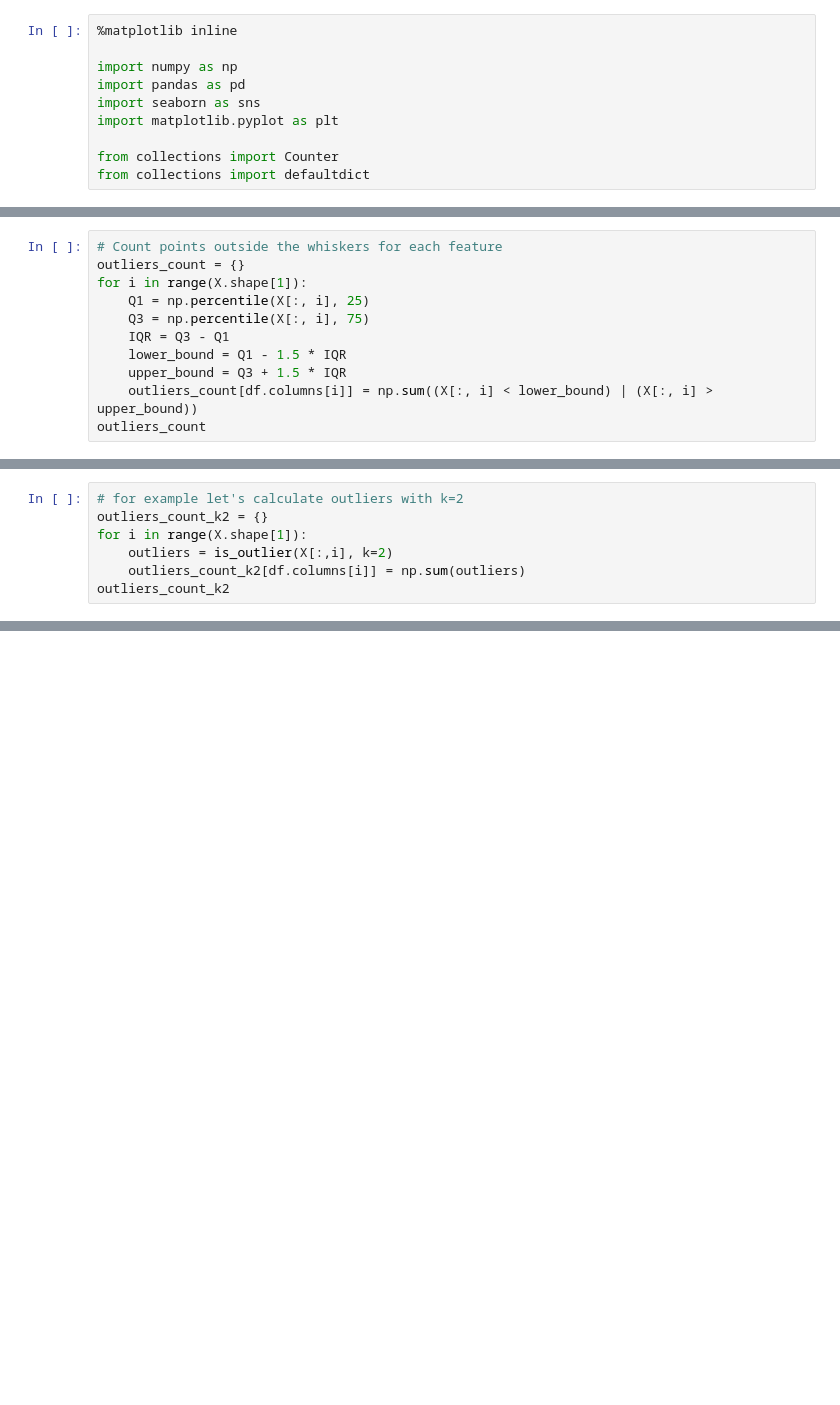
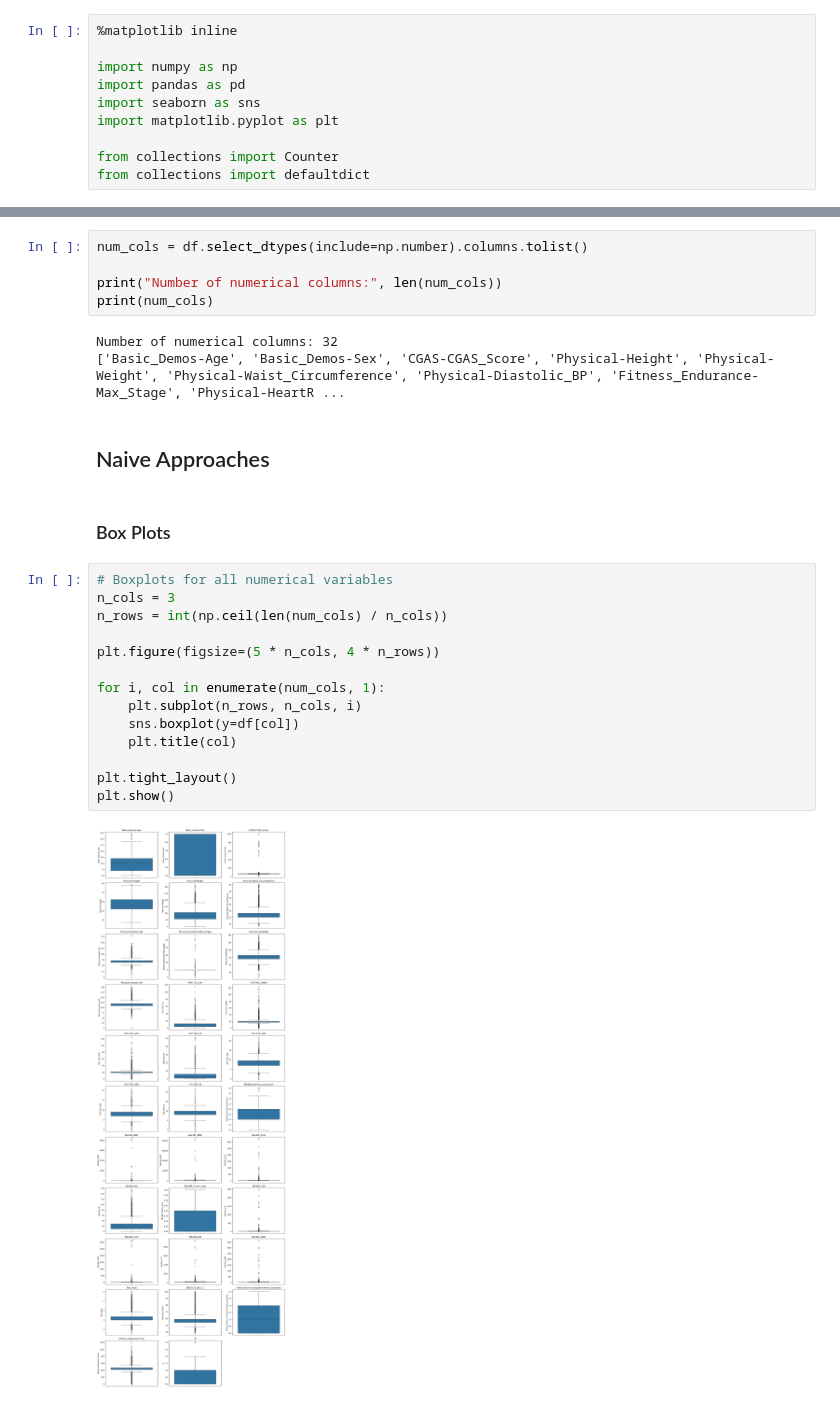
Before and after one commit to lorenzobuccolini03/Data-Mining---Advanced-Topics, a Jupyter notebook: Outliers_Detection/Naive_Approaches.ipynb, the cells around one changed output, grey strips where cells are left out. Cells and saved outputs as stored; diff of their text form; blank space fills up the shorter version.

Commit message:
naive + statistical approaches

```diff
--- a/Outliers_Detection/Naive_Approaches.ipynb
+++ b/Outliers_Detection/Naive_Approaches.ipynb
@@ -75,11 +10,0 @@ Most of the BIA variables have extremely skewed distributions
-# %%
-# Count points outside the whiskers for each feature
-outliers_count = {}
-for i in range(X.shape[1]):
-    Q1 = np.percentile(X[:, i], 25)
-    Q3 = np.percentile(X[:, i], 75)
-    IQR = Q3 - Q1
-    lower_bound = Q1 - 1.5 * IQR
-    upper_bound = Q3 + 1.5 * IQR
-    outliers_count[df.columns[i]] = np.sum((X[:, i] < lower_bound) | (X[:, i] > upper_bound))
-outliers_count
@@ -138,7 +10,0 @@ def is_outlier(x, k=1.5):
-# %%
-# for example let's calculate outliers with k=2
-outliers_count_k2 = {}
-for i in range(X.shape[1]):
-    outliers = is_outlier(X[:,i], k=2)
-    outliers_count_k2[df.columns[i]] = np.sum(outliers)
-outliers_count_k2
@@ -218,0 +24,29 @@ array([41.04073403, 44.57555928, 43.38089961, ..., 45.47102362,
+# %%
+num_cols = df.select_dtypes(include=np.number).columns.tolist()
+
+print("Number of numerical columns:", len(num_cols))
+print(num_cols)
+# %% [output]
+Number of numerical columns: 32
+['Basic_Demos-Age', 'Basic_Demos-Sex', 'CGAS-CGAS_Score', 'Physical-Height', 'Physical-Weight', 'Physical-Waist_Circumference', 'Physical-Diastolic_BP', 'Fitness_Endurance-Max_Stage', 'Physical-HeartR ...
+# %% [markdown]
+## Naive Approaches
+# %% [markdown]
+
+### Box Plots
+# %%
+# Boxplots for all numerical variables
+n_cols = 3
+n_rows = int(np.ceil(len(num_cols) / n_cols))
+
+plt.figure(figsize=(5 * n_cols, 4 * n_rows))
+
+for i, col in enumerate(num_cols, 1):
+    plt.subplot(n_rows, n_cols, i)
+    sns.boxplot(y=df[col])
+    plt.title(col)
+
+plt.tight_layout()
+plt.show()
+# %% [output]
+[figure, added]
```
Also changed, not shown: parts of 43 cells of this notebook, 3 other files.
